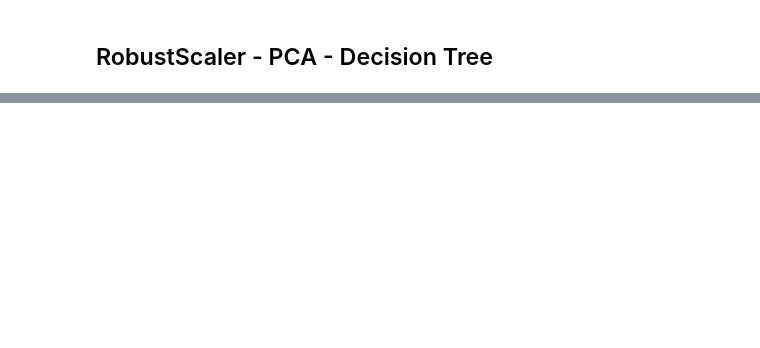
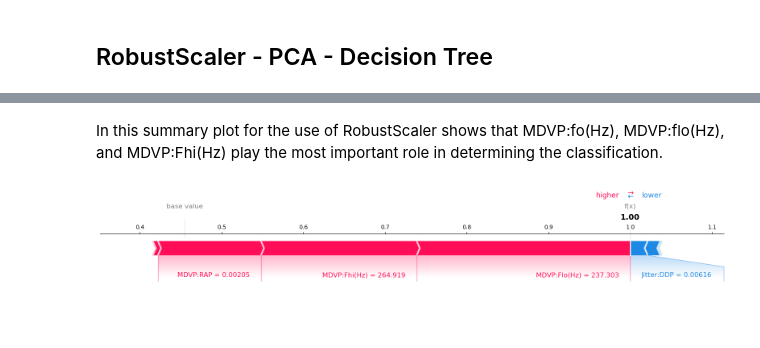
Before and after one commit to t-price/ML_project, a Jupyter notebook: Pipeline_SHAP.ipynb, the cells around one changed output, grey strips where cells are left out. Cells and saved outputs as stored; diff of their text form; code cells hidden in the pictures; blank space fills up the shorter version.

```diff
--- a/Pipeline_SHAP.ipynb
+++ b/Pipeline_SHAP.ipynb
@@ -331,0 +387,6 @@ shap.summary_plot(shap_values, val_X)
+# %% [markdown]
+In this summary plot for the use of RobustScaler shows that MDVP:fo(Hz), MDVP:flo(Hz), and MDVP:Fhi(Hz) play the most important role in determining the classification.
+# %%
+shap.plots.force(explainer.expected_value[0], shap_values[0][0,:], test_X.iloc[0, :], matplotlib = True)
+# %% [output]
+[figure, added]
```
Also changed, not shown: parts of 19 cells of this notebook.
